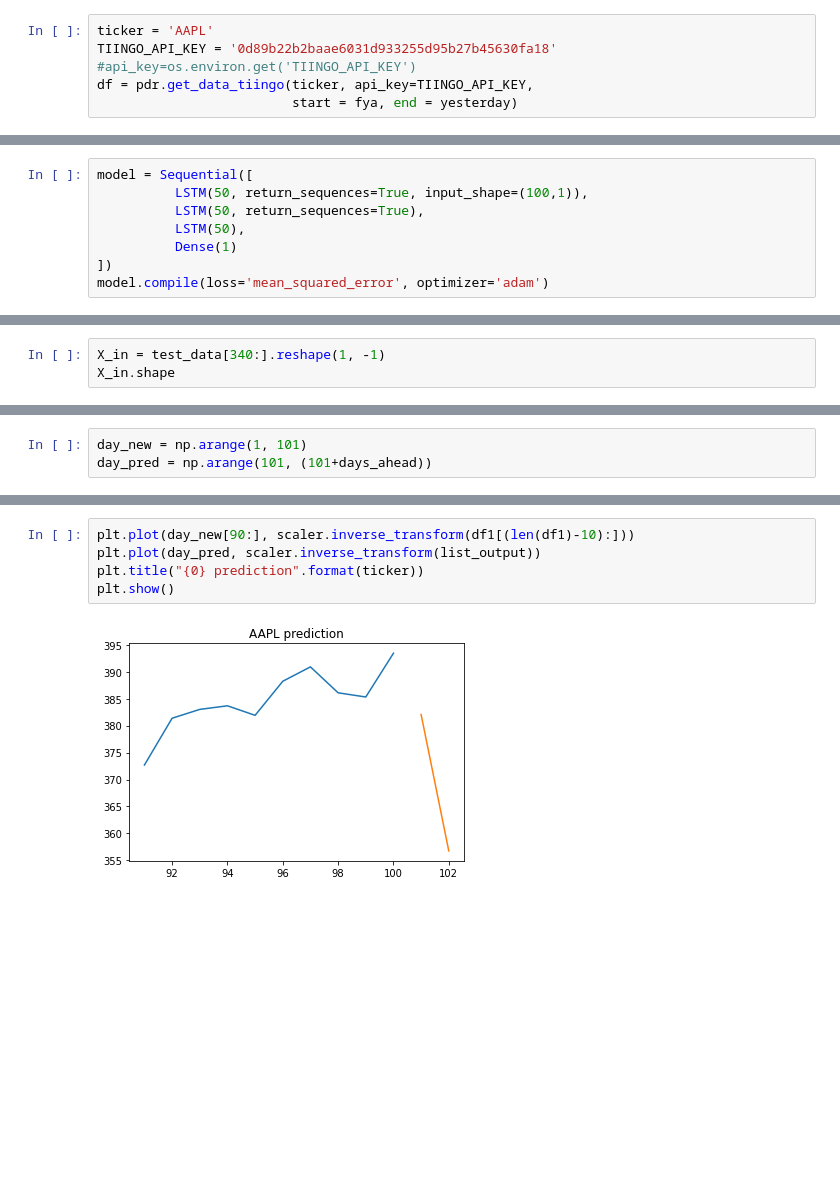
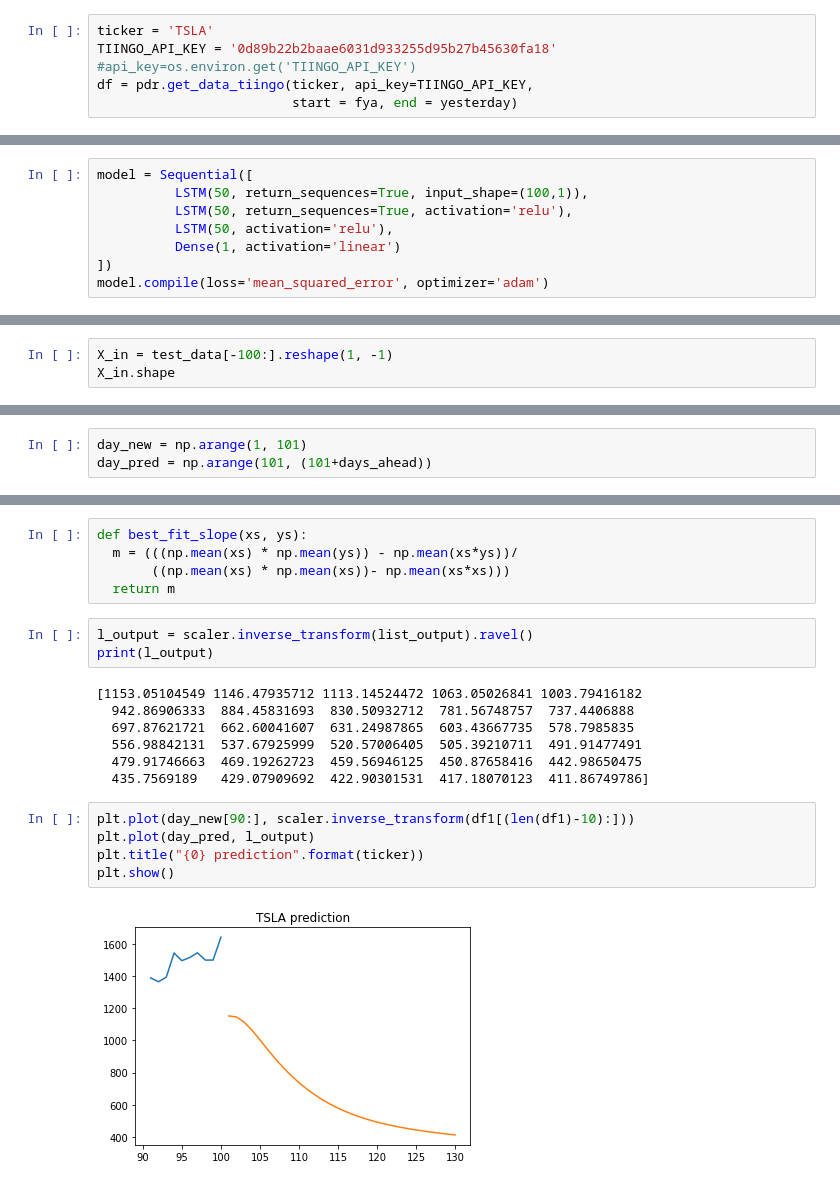
Before and after one commit to GaurangRaje/LSTM, a Jupyter notebook: LSTM_Stocks.ipynb, the cells around one changed output, grey strips where cells are left out. Cells and saved outputs as stored; diff of their text form; blank space fills up the shorter version.

Commit message:
Generalised code. Added short/long using regression slope.

```diff
--- a/LSTM_Stocks.ipynb
+++ b/LSTM_Stocks.ipynb
@@ -33,5 +31,5 @@ print(fya)
 # %%
-ticker = 'AAPL'
+ticker = 'TSLA'
 TIINGO_API_KEY = '0d89b22b2baae6031d933255d95b27b45630fa18'
 #api_key=os.environ.get('TIINGO_API_KEY')
 df = pdr.get_data_tiingo(ticker, api_key=TIINGO_API_KEY,
@@ -210,8 +208,8 @@ print(X_train)
 # %%
 model = Sequential([
           LSTM(50, return_sequences=True, input_shape=(100,1)),
-          LSTM(50, return_sequences=True),
-          LSTM(50),
-          Dense(1)
+          LSTM(50, return_sequences=True, activation='relu'),
+          LSTM(50, activation='relu'),
+          Dense(1, activation='linear')
 ])
 model.compile(loss='mean_squared_error', optimizer='adam')
@@ -308,4 +305,4 @@ pd.DataFrame(test_data).tail()
 # %%
-X_in = test_data[340:].reshape(1, -1)
+X_in = test_data[-100:].reshape(1, -1)
 X_in.shape
 # %% [output]
@@ -365,7 +362,22 @@ plt.plot(df3[1200:])
+# %%
+def best_fit_slope(xs, ys):
+  m = (((np.mean(xs) * np.mean(ys)) - np.mean(xs*ys))/
+       ((np.mean(xs) * np.mean(xs))- np.mean(xs*xs)))
+  return m
+# %%
+l_output = scaler.inverse_transform(list_output).ravel()
+print(l_output)
+# %% [output]
+[1153.05104549 1146.47935712 1113.14524472 1063.05026841 1003.79416182
+  942.86906333  884.45831693  830.50932712  781.56748757  737.4406888
+  697.87621721  662.60041607  631.24987865  603.43667735  578.7985835
+  556.98842131  537.67925999  520.57006405  505.39210711  491.91477491
+  479.91746663  469.19262723  459.56946125  450.87658416  442.98650475
+  435.7569189   429.07909692  422.90301531  417.18070123  411.86749786]
 # %%
 plt.plot(day_new[90:], scaler.inverse_transform(df1[(len(df1)-10):]))
-plt.plot(day_pred, scaler.inverse_transform(list_output))
+plt.plot(day_pred, l_output)
 plt.title("{0} prediction".format(ticker))
 plt.show()
 # %% [output]
-[figure, old version]
+[figure, new version]
```
Also changed, not shown: parts of 32 cells of this notebook.
